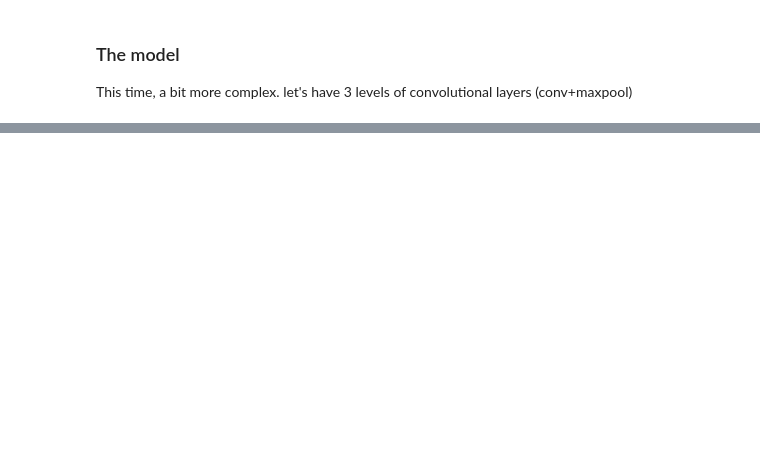
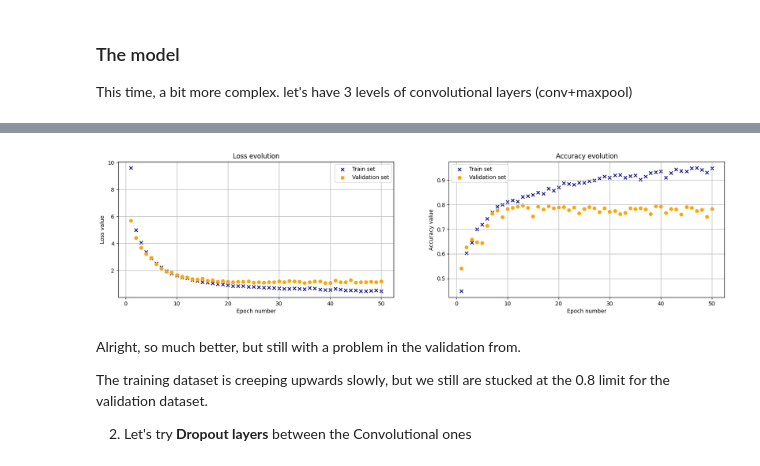
Before and after one commit to DrBlancoPortals/tensorflow-projects, a Jupyter notebook: colab_tutorials/image_classification_from_directories_and_kaggle.ipynb, the cells around one changed output, grey strips where cells are left out. Drawn from its saved outputs; the diff is of its cells as text; code cells hidden in the pictures; blank space fills up the shorter version.

```diff
--- a/colab_tutorials/image_classification_from_directories_and_kaggle.ipynb
+++ b/colab_tutorials/image_classification_from_directories_and_kaggle.ipynb
@@ -331,0 +595,3 @@ tf.keras.backend.clear_session()
+# %%
+model = create_compile_default_model(regularization='l2', regularize_fully_connected=True)
+model.summary()
@@ -331,0 +618,30 @@ tf.keras.backend.clear_session()
+# %%
+class Stopping_Train_Callback(tf.keras.callbacks.Callback):
+
+  def __init__(self, training_threshold = 0.95, validation_threshold = 0.9):
+    super().__init__()
+    self.training_threshold = training_threshold
+    self.validation_threshold = validation_threshold
+
+    self.train_acc_history = []
+    self.val_acc_history = []
+
+  def halting_by_plateau(self):
+    pass
+
+  def halting_by_threshold(self, t_acc, v_acc):
+    if t_acc >= self.training_threshold and v_acc >= self.validation_threshold:
+      self.model.stop_training = True
+      print('\nThresholds surpased')
+      print(f'Current training acc : {round(t_acc, 3)} >= {self.training_threshold}')
+      print(f'Current validation acc : {round(v_acc, 3)} >= {self.validation_threshold}')
+
+  def on_epoch_end(self, epoch, logs=None):
+    if not isinstance(logs, typing.Dict):
+      return
+    t_acc = logs.get('accuracy')
+    v_acc = logs.get('val_accuracy')
+    self.halting_by_threshold(t_acc, v_acc)
+# %%
+epoch_callback = Stopping_Train_Callback(0.95, 0.8)
+model_h = model.fit(train_dataset, epochs = 50, validation_data=test_dataset, callbacks=[epoch_callback])
@@ -331,0 +666,11 @@ tf.keras.backend.clear_session()
+# %%
+figure2 = get_plts_from_model(model_h)
+figure2
+# %% [output]
+[figure, added]
+# %% [markdown]
+Alright, so much better, but still with a problem in the validation from.
+
+The training dataset is creeping upwards slowly, but we still are stucked at the 0.8 limit for the validation dataset.
+
+2. Let's try **Dropout layers** between the Convolutional ones
```
Also changed, not shown: parts of 72 cells of this notebook.
